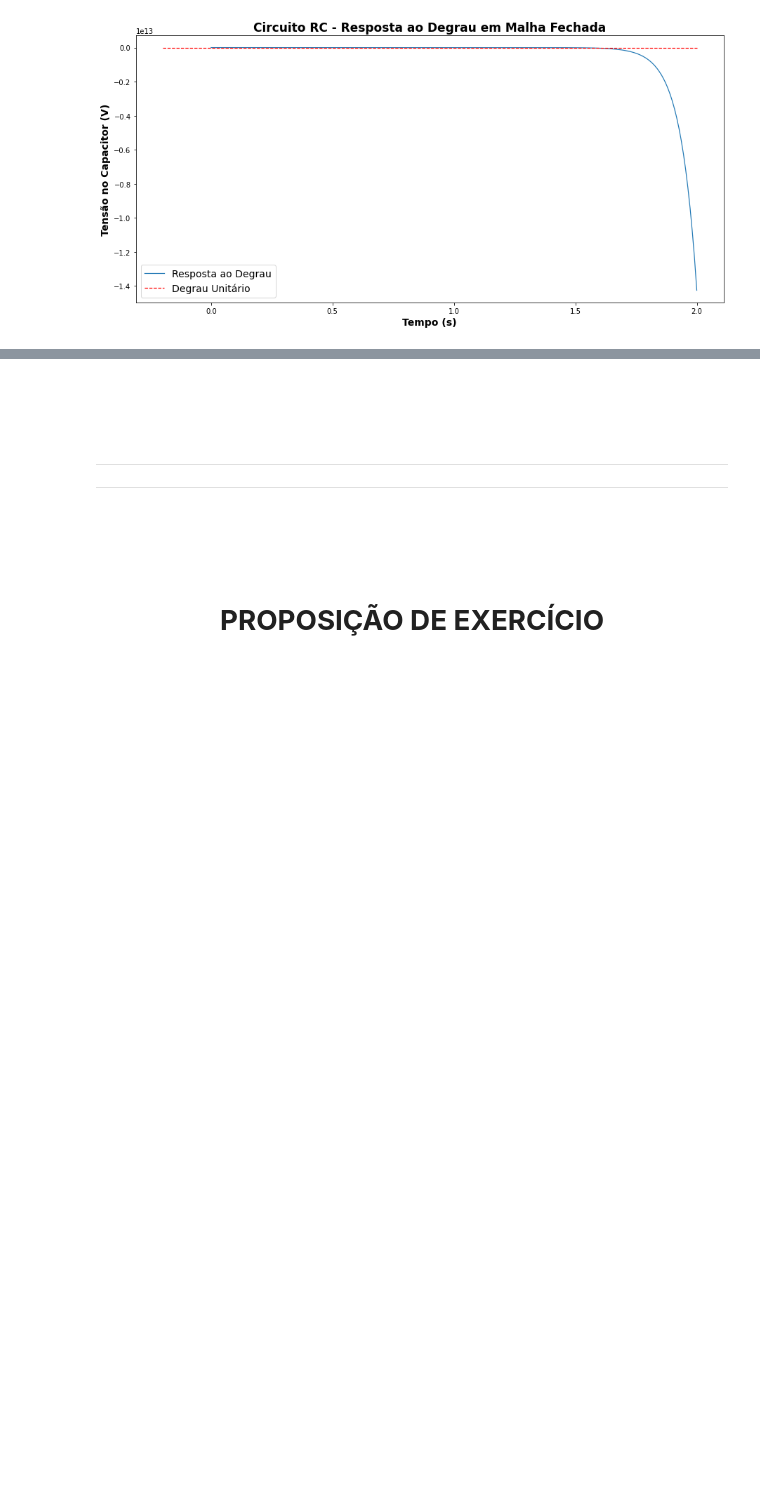
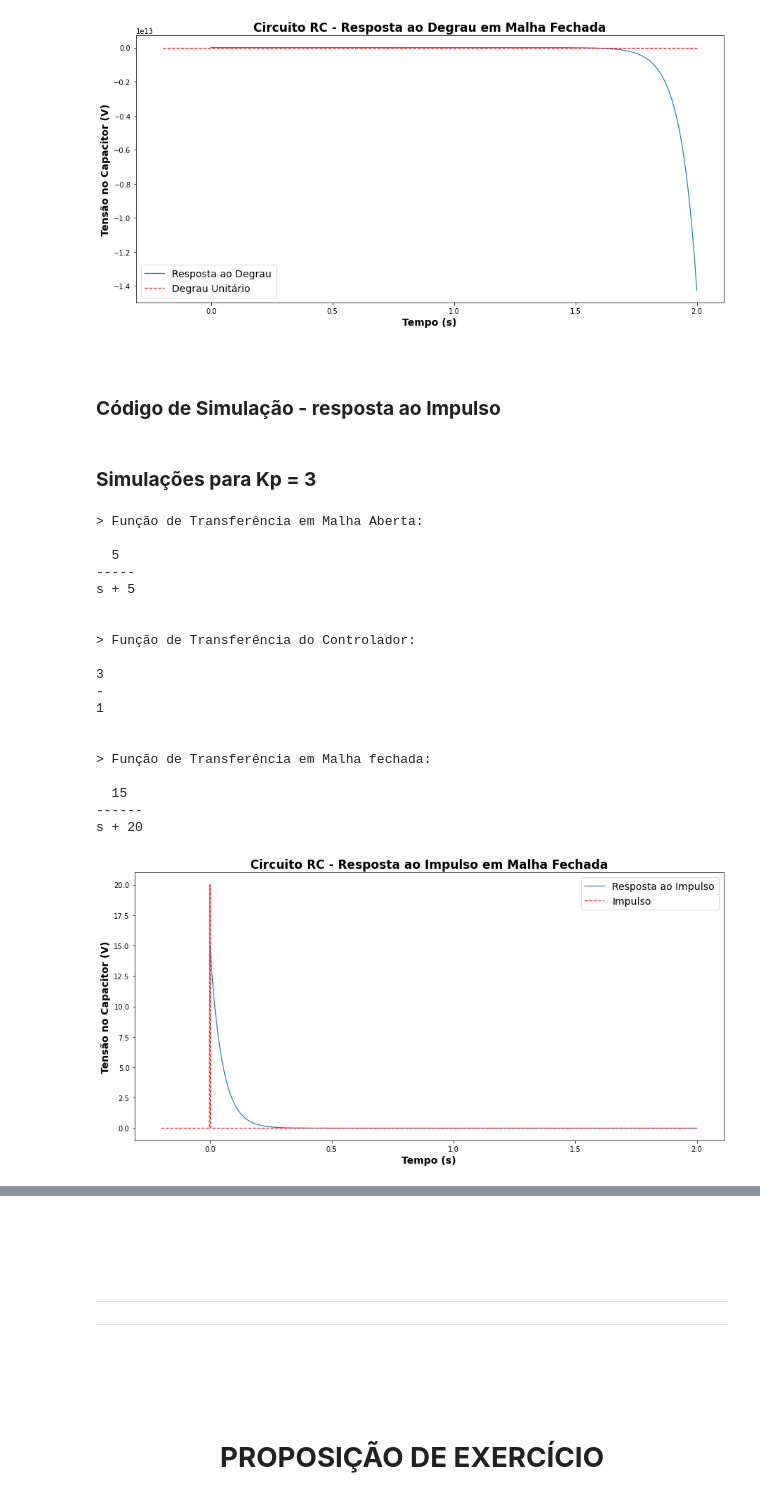
Before and after one commit to Oseiasdfarias/repo_analise_sistemas_lineares, a Jupyter notebook: Aplicacao_em_Realimentacao_e_Controle.ipynb, the cells around one changed output, grey strips where cells are left out. Saved outputs shown, nothing was run; the diff lists cells and outputs as text; code cells hidden in the pictures; blank space fills up the shorter version.

```diff
--- a/Aplicacao_em_Realimentacao_e_Controle.ipynb
+++ b/Aplicacao_em_Realimentacao_e_Controle.ipynb
@@ -820,3 +813,7 @@ s + 5
 ------
 s - 15
 [figure]
+# %% [markdown]
+<br/>
+
+### **Código de Simulação - resposta ao Impulso**
@@ -822,0 +869,25 @@ s - 15
+# %% [markdown]
+### **Simulações para  Kp = 3**
+# %%
+Simulacao_RC(K_p = 3.0)
+# %% [output]
+> Função de Transferência em Malha Aberta:
+
+  5
+-----
+s + 5
+
+
+> Função de Transferência do Controlador:
+
+3
+-
+1
+
+
+> Função de Transferência em Malha fechada:
+
+  15
+------
+s + 20
+[figure, added]
```
Also changed, not shown: parts of 22 cells of this notebook.
